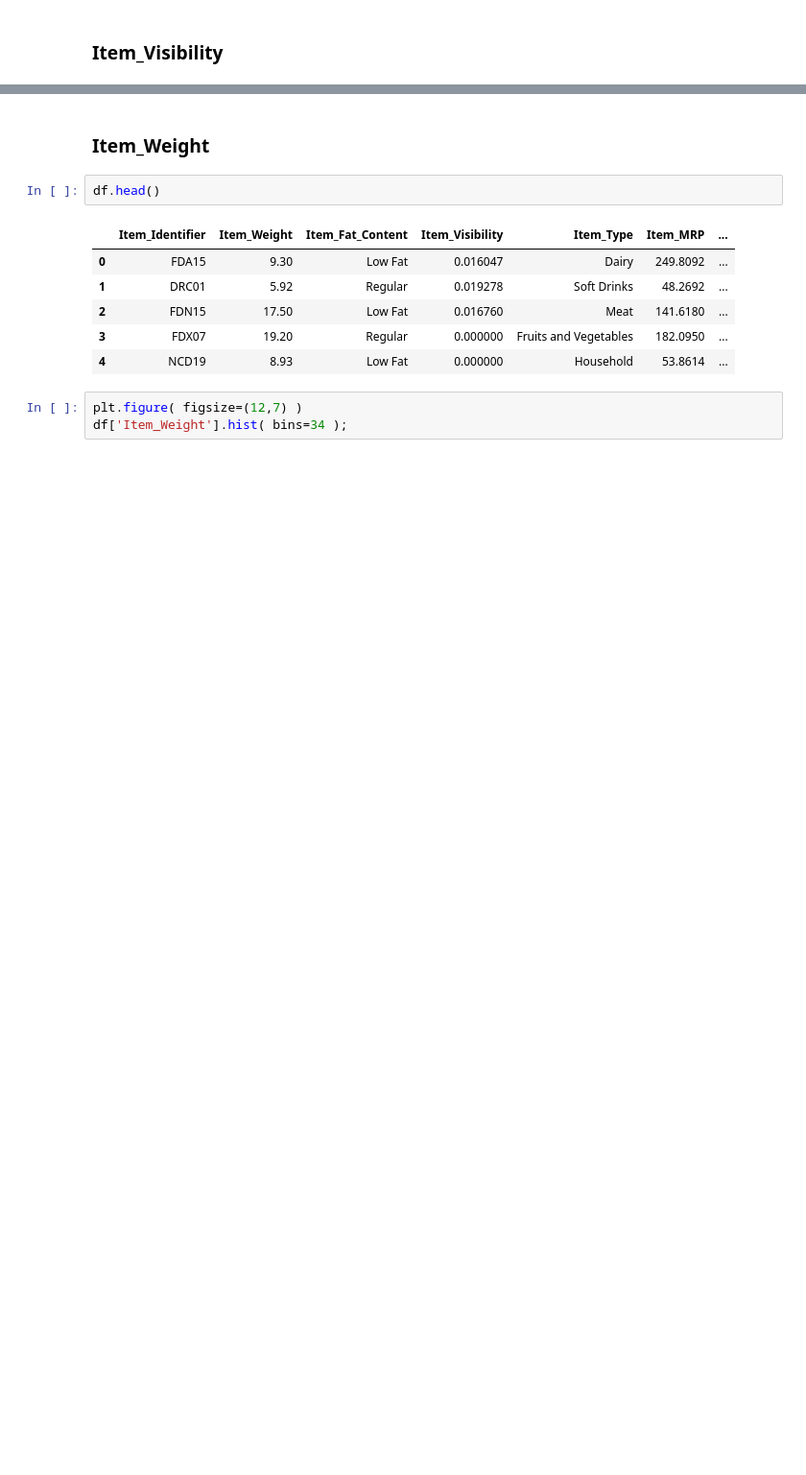
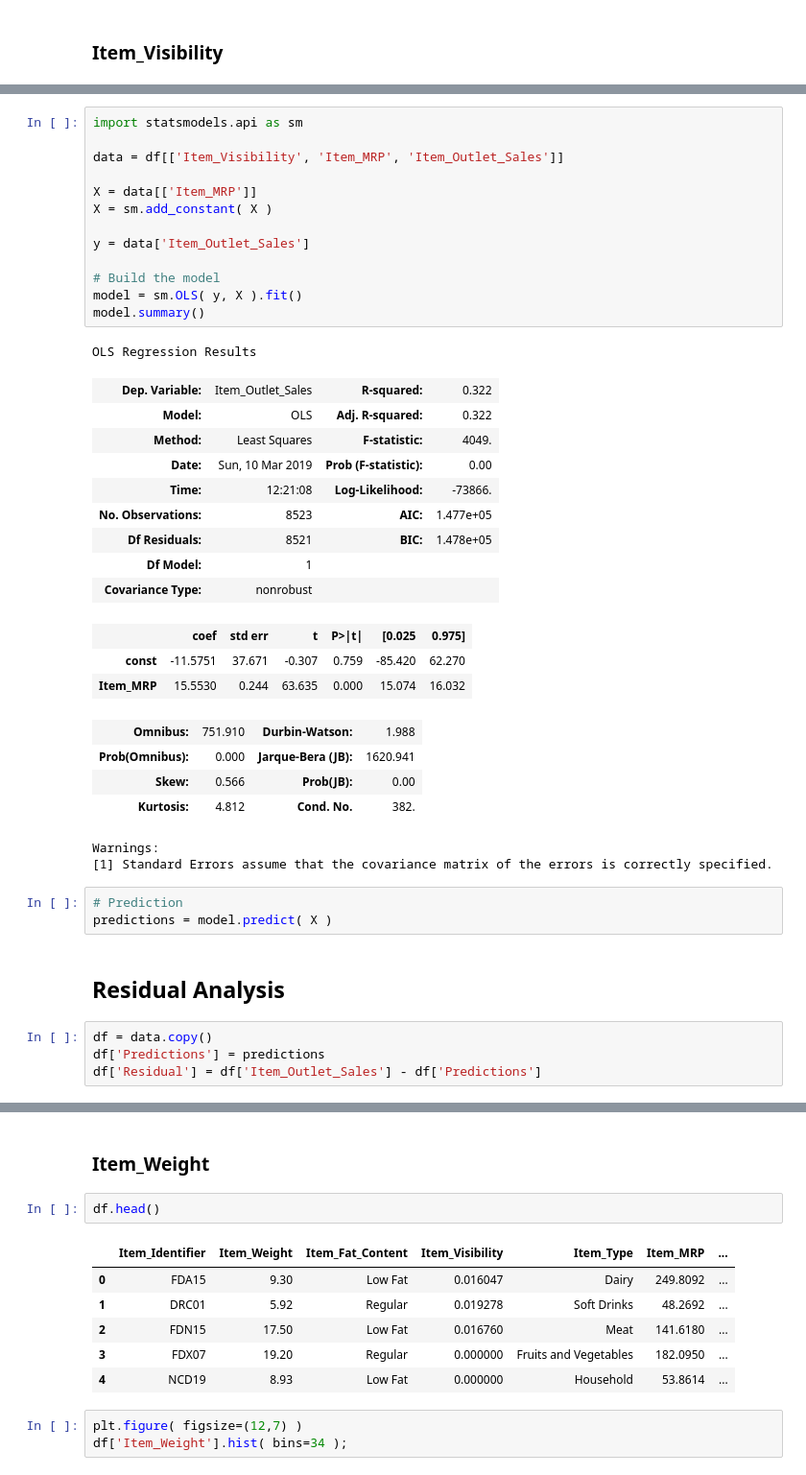
Before and after one commit to Meigarom/Big-Mart-Sales, a Jupyter notebook: BigMart_SalesPrediction.ipynb, the cells around one changed output, grey strips where cells are left out. Shown at 96% size. Saved outputs shown, nothing was run; the diff lists cells and outputs as text; blank space fills up the shorter version.

```diff
--- a/BigMart_SalesPrediction.ipynb
+++ b/BigMart_SalesPrediction.ipynb
@@ -133,0 +148,42 @@ df['Item_Visibility'].hist( bins=26 )
+# %%
+import statsmodels.api as sm
+
+data = df[['Item_Visibility', 'Item_MRP', 'Item_Outlet_Sales']]
+
+X = data[['Item_MRP']]
+X = sm.add_constant( X )
+
+y = data['Item_Outlet_Sales']
+
+# Build the model
+model = sm.OLS( y, X ).fit()
+model.summary()
+# %% [output]
+OLS Regression Results
+| Dep. Variable: | Item_Outlet_Sales | R-squared: | 0.322 |
+| Model: | OLS | Adj. R-squared: | 0.322 |
+| Method: | Least Squares | F-statistic: | 4049. |
+| Date: | Sun, 10 Mar 2019 | Prob (F-statistic): | 0.00 |
+| Time: | 12:21:08 | Log-Likelihood: | -73866. |
+| No. Observations: | 8523 | AIC: | 1.477e+05 |
+| Df Residuals: | 8521 | BIC: | 1.478e+05 |
+| Df Model: | 1 |  |  |
+| Covariance Type: | nonrobust |  |  |
+|  | coef | std err | t | P>|t| | [0.025 | 0.975] |
+| const | -11.5751 | 37.671 | -0.307 | 0.759 | -85.420 | 62.270 |
+| Item_MRP | 15.5530 | 0.244 | 63.635 | 0.000 | 15.074 | 16.032 |
+| Omnibus: | 751.910 | Durbin-Watson: | 1.988 |
+| Prob(Omnibus): | 0.000 | Jarque-Bera (JB): | 1620.941 |
+| Skew: | 0.566 | Prob(JB): | 0.00 |
+| Kurtosis: | 4.812 | Cond. No. | 382. |
+Warnings:
+[1] Standard Errors assume that the covariance matrix of the errors is correctly specified.
+# %%
+# Prediction
+predictions = model.predict( X )
+# %% [markdown]
+## Residual Analysis
+# %%
+df = data.copy()
+df['Predictions'] = predictions
+df['Residual'] = df['Item_Outlet_Sales'] - df['Predictions']
```
Also changed, not shown: parts of 9 cells of this notebook.
